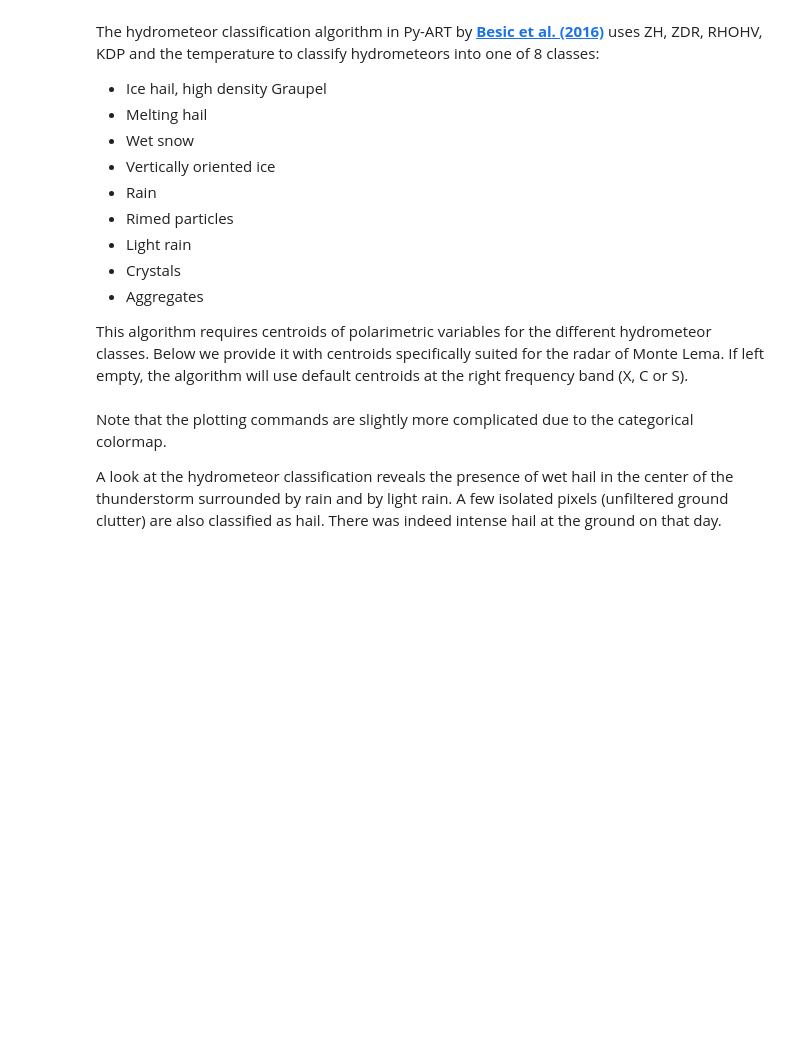
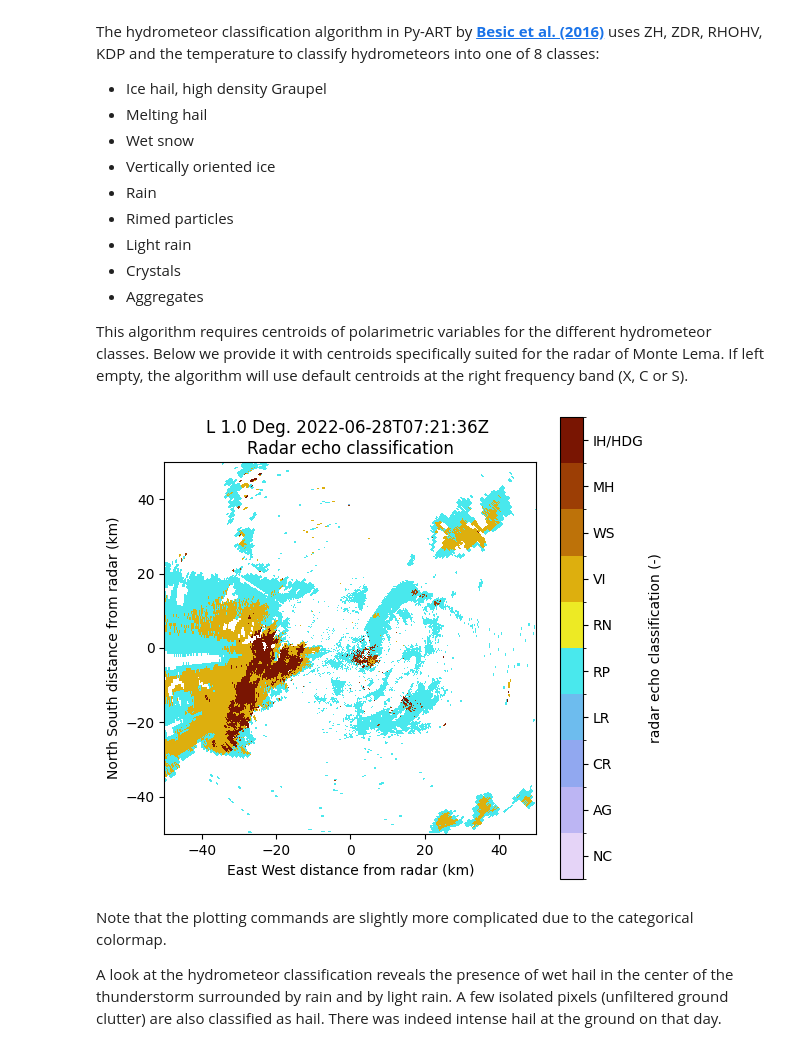
Before and after one commit to openradar/asean2024-pyrad-course, a Jupyter notebook: notebooks/pyart/pyart-processing.ipynb, the cells around one changed output. Drawn from its saved outputs; the diff is of its cells as text; code cells hidden in the pictures; blank space fills up the shorter version.

```diff
--- a/notebooks/pyart/pyart-processing.ipynb
+++ b/notebooks/pyart/pyart-processing.ipynb
@@ -141,34 +157,36 @@ centroids = np.array([[13.8231,0.2514,0.0644,0.9861,1380.6],
 [40.9432,1.0110,0.5141,0.9928,-993.5],
 [3.5202,-0.3498,0.,0.9746,843.2],
 [32.5287,0.9751,0.2640,0.9804,-55.5],
 [52.6547,2.7054,2.5101,0.9765,-1114.6],
 [46.4998,0.1978,0.6431,0.9845,1010.1]])
 
 
 hydro = pyart.retrieve.hydroclass_semisupervised(radar, mass_centers = centroids,
                                  refl_field =  'corrected_reflectivity',
                                  zdr_field = 'corrected_differential_reflectivity',
                                  kdp_field = 'specific_differential_phase',
                                  rhv_field = 'uncorrected_cross_correlation_ratio',
                                  temp_field = 'temperature')
 
-radar.add_field('radar_echo_classification', hydro)
+radar.add_field('radar_echo_classification', hydro['hydro'])
 
 fig, ax = plt.subplots(1,1, figsize=(6,6))
 display = pyart.graph.RadarDisplay(radar)
 import matplotlib as mpl
 
 labels = ['NC','AG', 'CR', 'LR', 'RP', 'RN', 'VI', 'WS', 'MH', 'IH/HDG']
 ticks = np.arange(len(labels))
 boundaries = np.arange(-0.5, len(labels) )
 norm = mpl.colors.BoundaryNorm(boundaries, 256)
 
 cax = display.plot_ppi('radar_echo_classification', 0, ax = ax,  gatefilter = gtfilter,
                  norm = norm, ticks = ticks, ticklabs = labels)
 
 ax.set_xlim([-50,50])
 ax.set_ylim([-50,50])
 ax.set_aspect('equal', 'box')
+# %% [output]
+[figure, added]
 # %% [markdown]
 Note that the plotting commands are slightly more complicated due to the categorical colormap.
 
```
Also changed, not shown: parts of 4 cells of this notebook, 1 other file.
